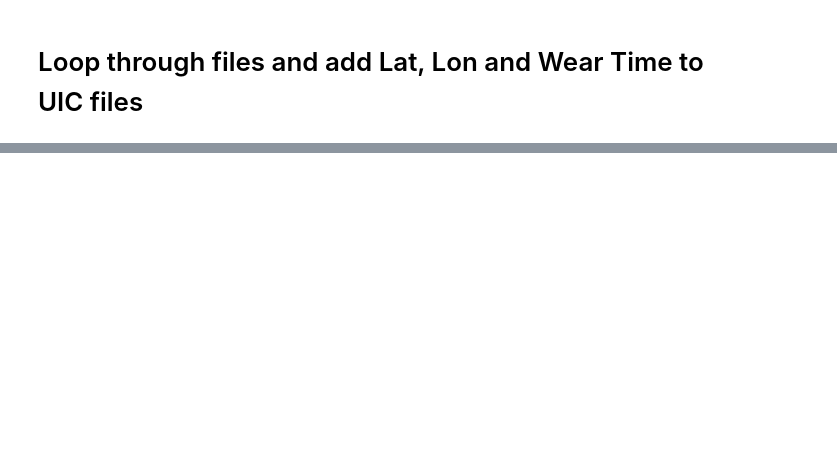
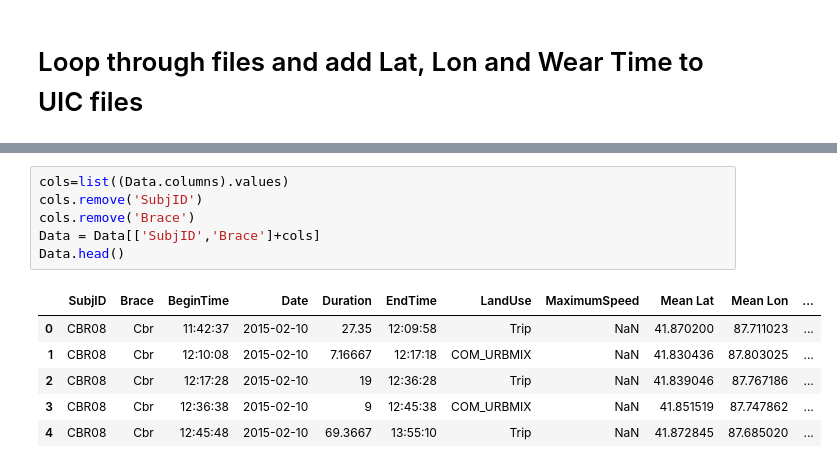
Before and after one commit to Luke3D/CbrAnalysis, a Jupyter notebook: GPS_AnalysisUIC.ipynb, the cells around one changed output, grey strips where cells are left out. Saved outputs shown, nothing was run; the diff lists cells and outputs as text; blank space fills up the shorter version.

```diff
--- a/GPS_AnalysisUIC.ipynb
+++ b/GPS_AnalysisUIC.ipynb
@@ -192,0 +195,13 @@ CBR16_SCO.csv
+# %%
+cols=list((Data.columns).values)
+cols.remove('SubjID')
+cols.remove('Brace')
+Data = Data[['SubjID','Brace']+cols]
+Data.head()
+# %% [output]
+|  | SubjID | Brace | BeginTime | Date | Duration | EndTime | LandUse | MaximumSpeed | Mean Lat | Mean Lon | ... |
+| 0 | CBR08 | Cbr | 11:42:37 | 2015-02-10 | 27.35 | 12:09:58 | Trip | NaN | 41.870200 | 87.711023 | ... |
+| 1 | CBR08 | Cbr | 12:10:08 | 2015-02-10 | 7.16667 | 12:17:18 | COM_URBMIX | NaN | 41.830436 | 87.803025 | ... |
+| 2 | CBR08 | Cbr | 12:17:28 | 2015-02-10 | 19 | 12:36:28 | Trip | NaN | 41.839046 | 87.767186 | ... |
+| 3 | CBR08 | Cbr | 12:36:38 | 2015-02-10 | 9 | 12:45:38 | COM_URBMIX | NaN | 41.851519 | 87.747862 | ... |
+| 4 | CBR08 | Cbr | 12:45:48 | 2015-02-10 | 69.3667 | 13:55:10 | Trip | NaN | 41.872845 | 87.685020 | ... |
```
Also changed, not shown: parts of 9 cells of this notebook.
